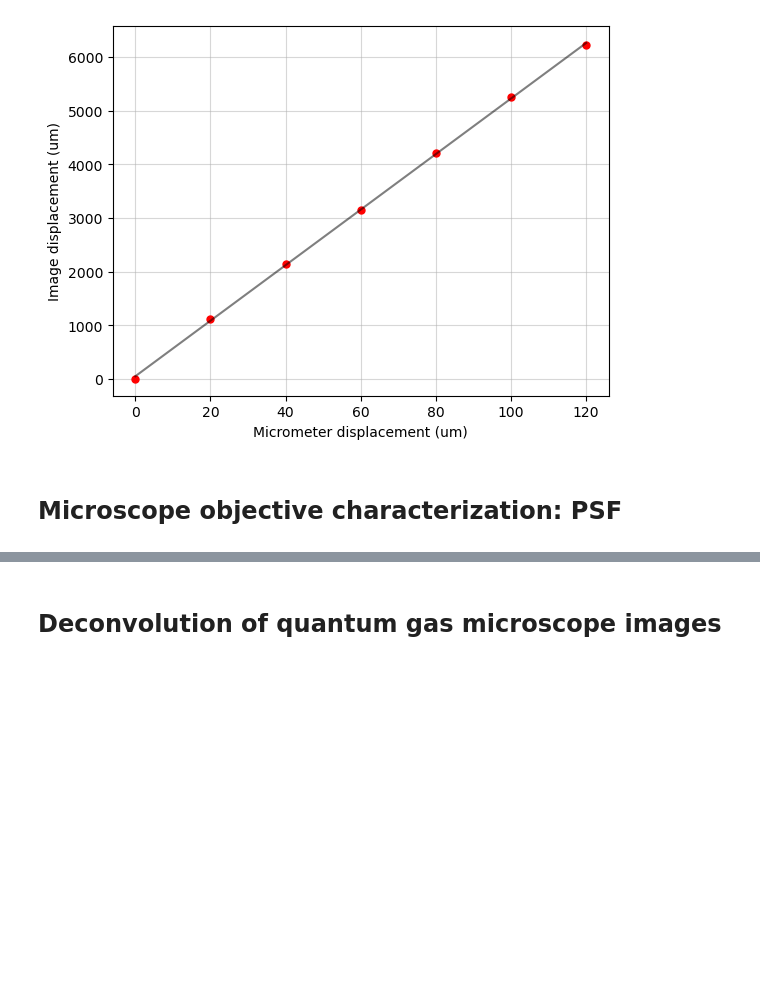
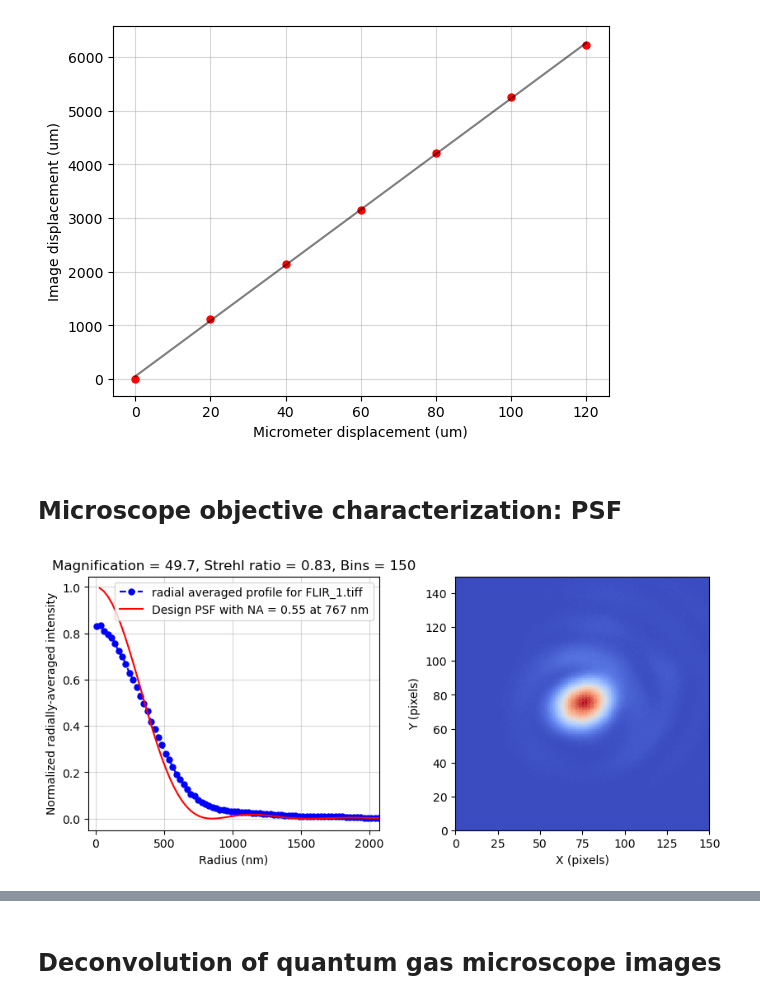
Before and after one commit to huanium/huanium, a Jupyter notebook: MIT_PhD/Fermi1/Fermi1 Calculator/Fermi1_Calculator_4_lattice_image.ipynb, the cells around one changed output, grey strips where cells are left out. Saved outputs shown, nothing was run; the diff lists cells and outputs as text; code cells hidden in the pictures; blank space fills up the shorter version.

```diff
--- a/MIT_PhD/Fermi1/Fermi1 Calculator/Fermi1_Calculator_4_lattice_image.ipynb
+++ b/MIT_PhD/Fermi1/Fermi1 Calculator/Fermi1_Calculator_4_lattice_image.ipynb
@@ -230,0 +318,34 @@ def ideal_psf(r, NA = 0.7, lam = 589):
+# %%
+# run analysis
+cropped = im[x_center_guess - int(roi_size/2):x_center_guess + int(roi_size/2),
+                y_center_guess - int(roi_size/2):y_center_guess + int(roi_size/2)]
+# find center
+x_center, y_center = find_center(cropped, show_fit=False)
+
+# do radial average around centers
+r_binned, r_binned_data = radial_profile_with_binning(cropped,
+                                                      [x_center, y_center],
+                                                      bins = bins,
+                                                      camera_magnification = camera_magnification,
+                                                      imaging_magnification = imaging_magnification)
+fig, ax = plt.subplots(nrows = 1, ncols=2, figsize = (10,4))
+r_psf = np.linspace(0,3000,100)
+psf = ideal_psf(r_psf, NA = design_NA, lam = lam)
+r_binned_data = np.nansum(ideal_psf(r_binned, NA = design_NA, lam = lam)) * r_binned_data/np.nansum(r_binned_data)
+
+ax[0].plot(r_binned, r_binned_data, '.--', color = 'blue', markersize = 10, label = 'radial averaged profile for ' + image_filename)
+ax[0].plot(r_psf, psf, color = 'red', label = f'Design PSF with NA = {design_NA} at {lam} nm')
+ax[0].set_xlabel('Radius (nm)')
+ax[0].set_ylabel('Normalized radially-averaged intensity')
+ax[0].set_xlim([-50,2070])
+ax[0].legend()
+ax[0].grid(alpha = 0.5)
+ax[0].set_title(f'Magnification = {imaging_magnification}, Strehl ratio = {r_binned_data[0]:.2f}, Bins = {bins}')
+
+ax[1].pcolor(cropped, cmap = 'coolwarm')
+ax[1].set_xlabel('X (pixels)')
+ax[1].set_ylabel('Y (pixels)')
+ax[1].axis('square')
+plt.show()
+# %% [output]
+[figure, added]
```
Also changed, not shown: parts of 44 cells of this notebook, 9 other files.
